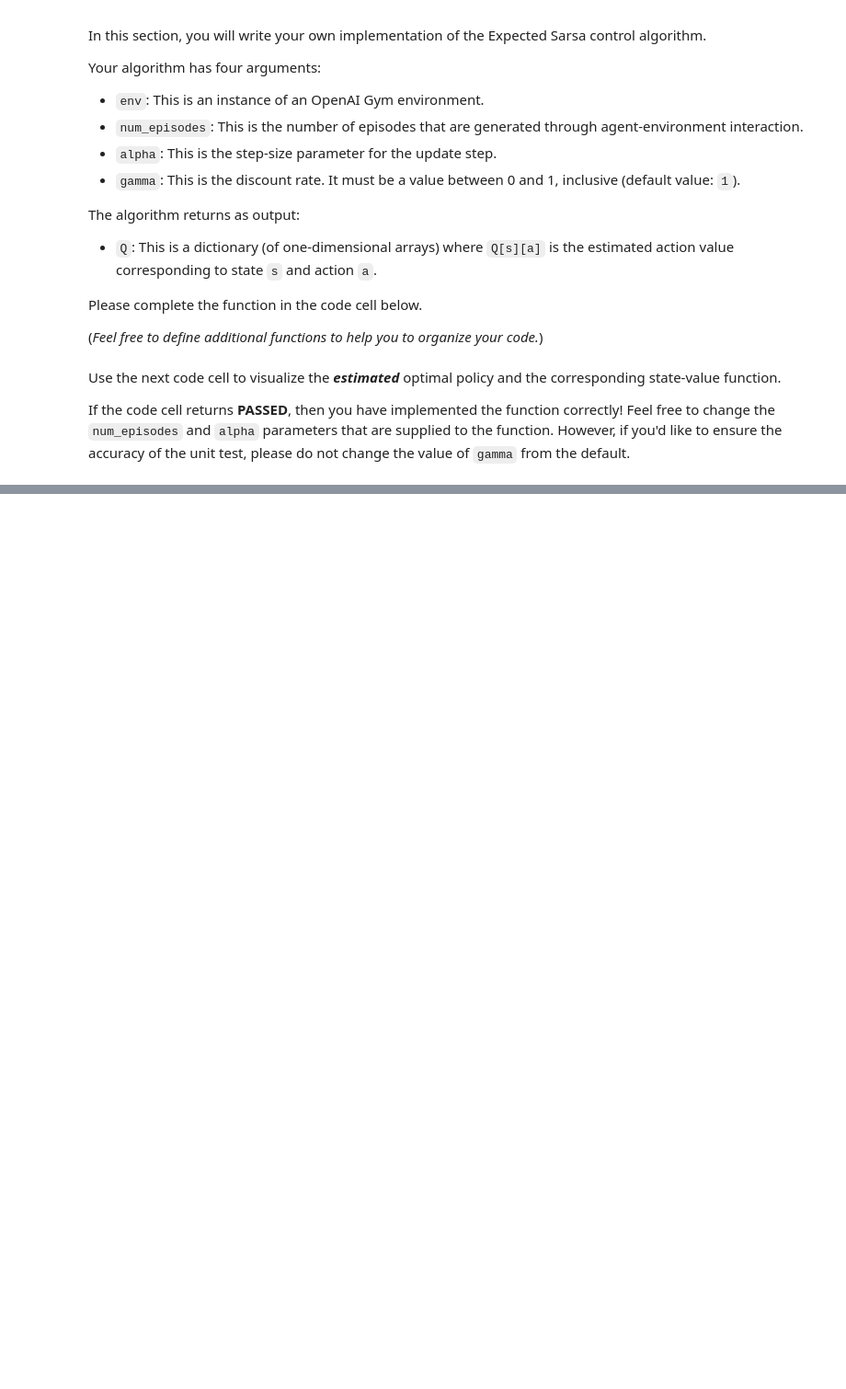
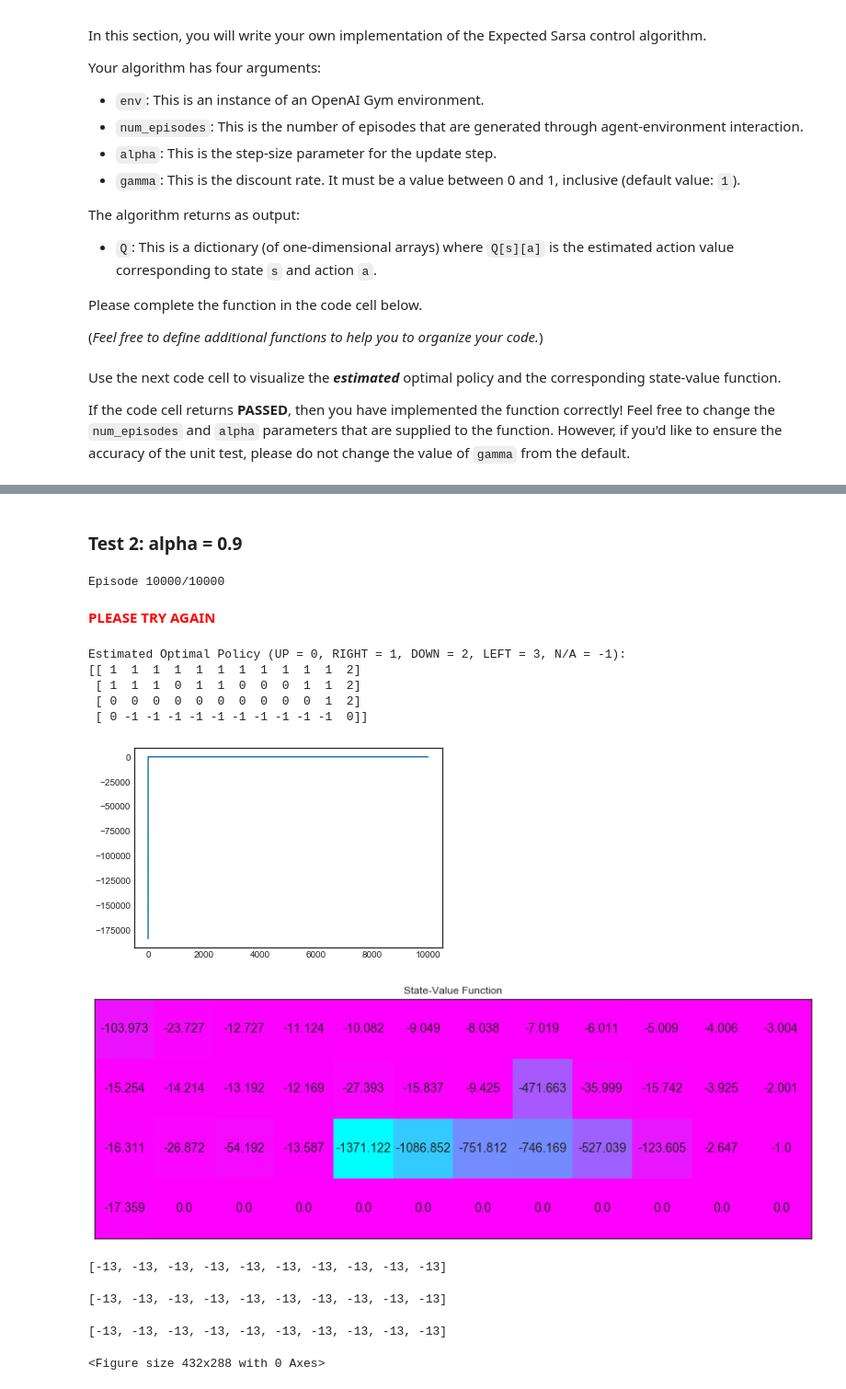
Before and after one commit to wexpect/udacity_deep_learning_foundation_nanodegress_program, a Jupyter notebook: part_6_deep_reinforcement_learning/lesson_6_temporal_difference_methods/Temporal_Difference.ipynb, the cells around one changed output, grey strips where cells are left out. Shown at 92% size. Cells and saved outputs as stored; diff of their text form; code cells hidden in the pictures; blank space fills up the shorter version.

```diff
--- a/part_6_deep_reinforcement_learning/lesson_6_temporal_difference_methods/Temporal_Difference.ipynb
+++ b/part_6_deep_reinforcement_learning/lesson_6_temporal_difference_methods/Temporal_Difference.ipynb
@@ -430,6 +448,18 @@ The algorithm returns as output:
 Please complete the function in the code cell below.
 
 (_Feel free to define additional functions to help you to organize your code._)
+# %%
+def epsilon_greedy_state_action_probs(env, action_values, epsilon):
+    num_actions = len(action_values)
+
+    avg_action_prob = float(epsilon) / num_actions
+    action_probs = avg_action_prob * np.ones(num_actions)
+
+    max_action_idx = np.argmax(action_values)
+    greedy_action_prob = 1 - epsilon + avg_action_prob
+    action_probs[max_action_idx] = greedy_action_prob
+
+    return action_probs
 # %%
 def expected_sarsa(env, num_episodes, alpha, gamma=1.0):
     # initialize empty dictionary of arrays
@@ -462,0 +540,41 @@ plot_values([np.max(Q_expsarsa[key]) if key in Q_expsarsa else 0 for key in np.a
+# %% [markdown]
+### Test 2: alpha = 0.9
+# %%
+# obtain the estimated optimal policy and corresponding action-value function
+# Q_expsarsa, reward_list_expsarsa = expected_sarsa(env, 10000, 1)
+Q_expsarsa, reward_list_expsarsa = expected_sarsa(env, 10000, 0.9)
+
+# print the estimated optimal policy
+policy_expsarsa = np.array([np.argmax(Q_expsarsa[key]) if key in Q_expsarsa else -1 for key in np.arange(48)]).reshape(4,12)
+check_test.run_check('td_control_check', policy_expsarsa)
+print("\nEstimated Optimal Policy (UP = 0, RIGHT = 1, DOWN = 2, LEFT = 3, N/A = -1):")
+print(policy_expsarsa)
+
+# plot the estimated optimal state-value function
+plot_values([np.max(Q_expsarsa[key]) if key in Q_expsarsa else 0 for key in np.arange(48)])
+# %% [output]
+Episode 10000/10000
+**<span style="color: red;">PLEASE TRY AGAIN</span>**
+Estimated Optimal Policy (UP = 0, RIGHT = 1, DOWN = 2, LEFT = 3, N/A = -1):
+[[ 1  1  1  1  1  1  1  1  1  1  1  2]
+ [ 1  1  1  0  1  1  0  0  0  1  1  2]
+ [ 0  0  0  0  0  0  0  0  0  0  1  2]
+ [ 0 -1 -1 -1 -1 -1 -1 -1 -1 -1 -1  0]]
+[figure, added]
+[figure, added]
+# %%
+reward_list_sarsa[-10:]
+# %% [output]
+[-13, -13, -13, -13, -13, -13, -13, -13, -13, -13]
+# %%
+reward_list_sarsamax[-10:]
+# %% [output]
+[-13, -13, -13, -13, -13, -13, -13, -13, -13, -13]
+# %%
+reward_list_expsarsa[-10:]
+# %% [output]
+[-13, -13, -13, -13, -13, -13, -13, -13, -13, -13]
+# %%
+ax = plt.figure()
+# %% [output]
+<Figure size 432x288 with 0 Axes>
```
Also changed, not shown: parts of 12 cells of this notebook, 1 other file.
